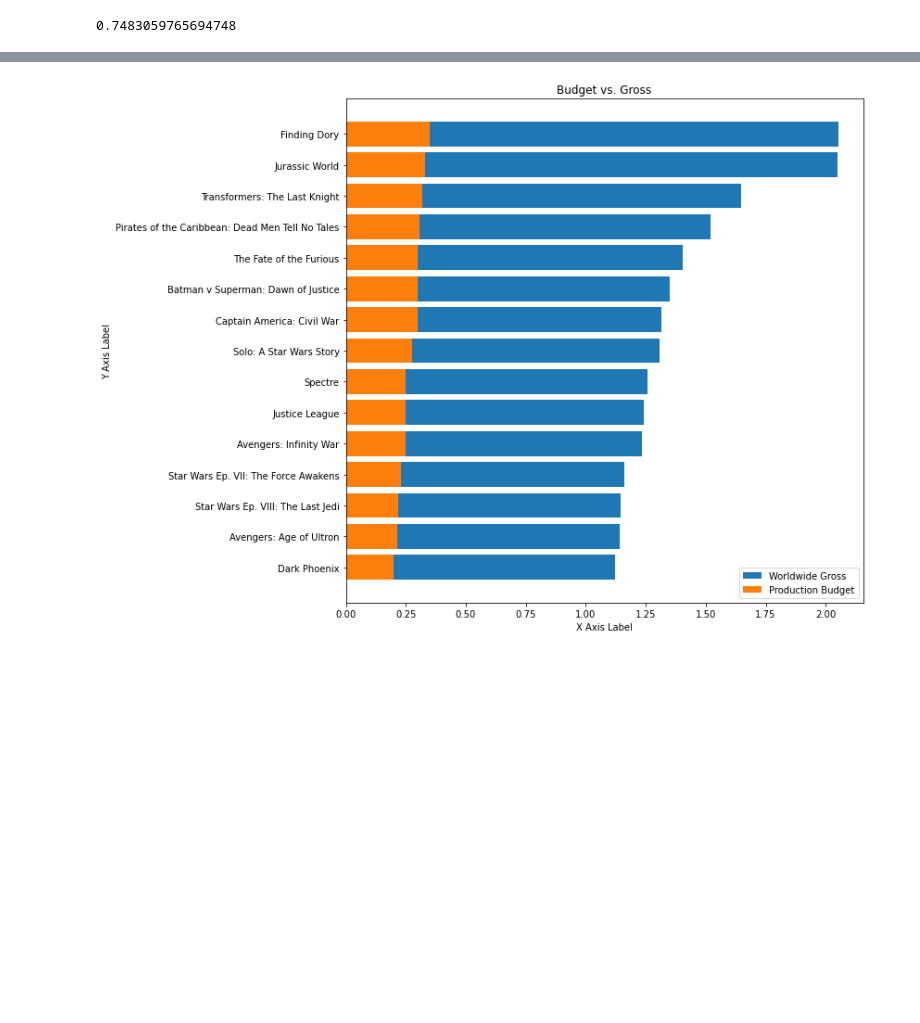
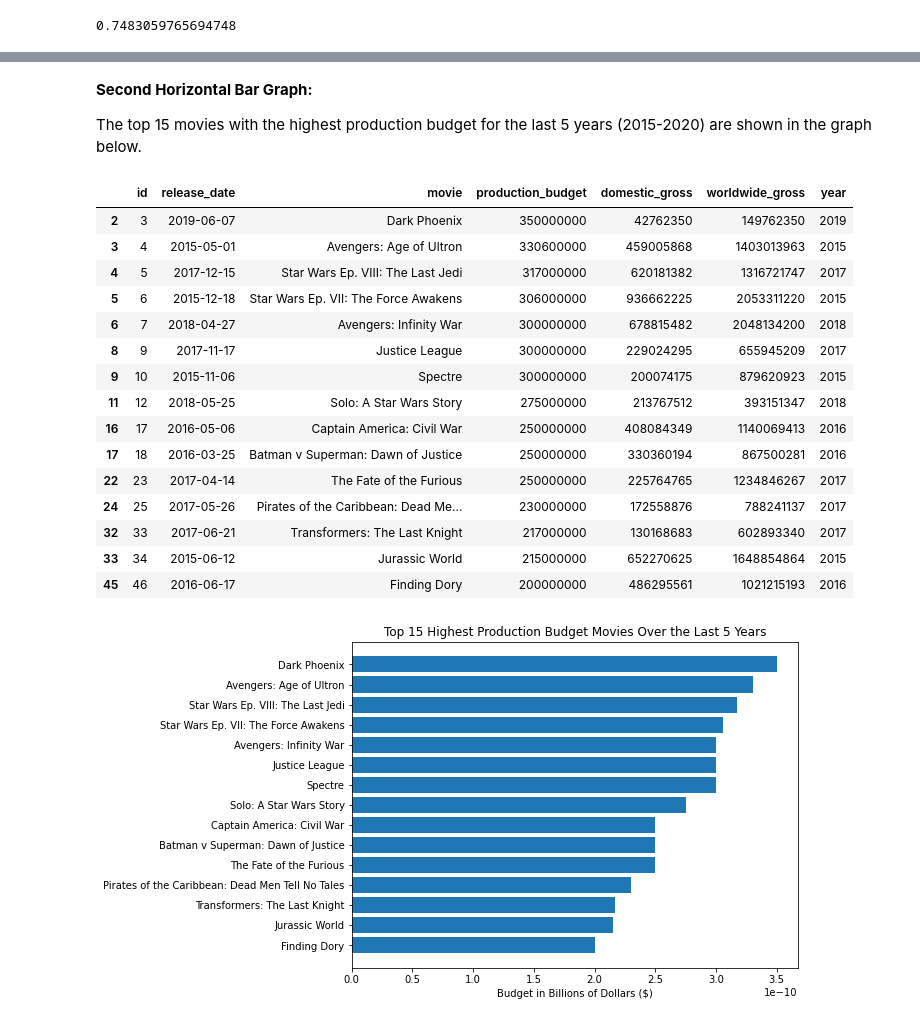
Before and after one commit to epradojr/Microsoft-Movie-Studio-Business-Proposition, a Jupyter notebook: Phase1-Project-Hatice.ipynb, the cells around one changed output, grey strips where cells are left out. Cells and saved outputs as stored; diff of their text form; code cells hidden in the pictures; blank space fills up the shorter version.

```diff
--- a/Phase1-Project-Hatice.ipynb
+++ b/Phase1-Project-Hatice.ipynb
@@ -220,0 +246,10 @@ In order to understand if production budget has any relationship with worldwide
+# %%
+# Every value in worldwide gross column is divided by one billion to extract the zeros
+worldwide_gross = df['worldwide_gross'].tolist()
+for i in range(len(worldwide_gross)):
+    worldwide_gross[i] /= 1000000000
+# %%
+# Every value in production budget column is divided by one billion to extract the zeros
+production_budget = df['production_budget'].tolist()
+for i in range(len(production_budget)):
+    production_budget[i] /= 1000000000
@@ -244,22 +286,38 @@ SyntaxError: invalid syntax (<ipython-input-98-07fc685718f6>, line 3)
+# %% [markdown]
+**Second Horizontal Bar Graph:**
+
+The top 15 movies with the highest production budget for the last 5 years (2015-2020) are shown in the graph below.
+# %%
+top_production_budget_in5years = last_5years.sort_values('production_budget', ascending = False).iloc[:15]
+top_production_budget_in5years
+# %% [output]
+|  | id | release_date | movie | production_budget | domestic_gross | worldwide_gross | year |
+| 2 | 3 | 2019-06-07 | Dark Phoenix | 350000000 | 42762350 | 149762350 | 2019 |
+| 3 | 4 | 2015-05-01 | Avengers: Age of Ultron | 330600000 | 459005868 | 1403013963 | 2015 |
+| 4 | 5 | 2017-12-15 | Star Wars Ep. VIII: The Last Jedi | 317000000 | 620181382 | 1316721747 | 2017 |
+| 5 | 6 | 2015-12-18 | Star Wars Ep. VII: The Force Awakens | 306000000 | 936662225 | 2053311220 | 2015 |
+| 6 | 7 | 2018-04-27 | Avengers: Infinity War | 300000000 | 678815482 | 2048134200 | 2018 |
+| 8 | 9 | 2017-11-17 | Justice League | 300000000 | 229024295 | 655945209 | 2017 |
+| 9 | 10 | 2015-11-06 | Spectre | 300000000 | 200074175 | 879620923 | 2015 |
+| 11 | 12 | 2018-05-25 | Solo: A Star Wars Story | 275000000 | 213767512 | 393151347 | 2018 |
+| 16 | 17 | 2016-05-06 | Captain America: Civil War | 250000000 | 408084349 | 1140069413 | 2016 |
+| 17 | 18 | 2016-03-25 | Batman v Superman: Dawn of Justice | 250000000 | 330360194 | 867500281 | 2016 |
+| 22 | 23 | 2017-04-14 | The Fate of the Furious | 250000000 | 225764765 | 1234846267 | 2017 |
+| 24 | 25 | 2017-05-26 | Pirates of the Caribbean: Dead Me... | 230000000 | 172558876 | 788241137 | 2017 |
+| 32 | 33 | 2017-06-21 | Transformers: The Last Knight | 217000000 | 130168683 | 602893340 | 2017 |
+| 33 | 34 | 2015-06-12 | Jurassic World | 215000000 | 652270625 | 1648854864 | 2015 |
+| 45 | 46 | 2016-06-17 | Finding Dory | 200000000 | 486295561 | 1021215193 | 2016 |
+# %%
+height_top15_budget = sorted(last_5years.sort_values(by='production_budget', ascending=False)[:15]['production_budget'].tolist())
+top15_budget = last_5years.sort_values(by='production_budget', ascending=False)['movie'][:15].tolist()
+top15_budget.reverse()
 # %%
 for i in range(len(height_top15_budget)):
     height_top15_budget[i] /= 1000000000
 # %%
-fig, ax = plt.subplots(figsize=(10,10))
-
-# Plot both sets of data
-ax.barh(top15_budget, height_top15_gross)
+fig, ax = plt.subplots(figsize=(8, 6))
 ax.barh(top15_budget, height_top15_budget)
-
-# Add labels for x and y axes
-ax.set_xlabel('X Axis Label')
-ax.set_ylabel('Y Axis Label')
-
-# Add a title for the plot
-ax.set_title('Budget vs. Gross')
-
-# Add a legend to the plot with legend() in lower right corner
-# Note there are 2 strings in the legend now
-ax.legend(["Worldwide Gross", "Production Budget"], loc='lower right');
+ax.set_title('Top 15 Highest Production Budget Movies Over the Last 5 Years')
+ax.set_xlabel('Budget in Billions of Dollars ($)');
 # %% [output]
-[figure, old version]
+[figure, new version]
```
Also changed, not shown: parts of 16 cells of this notebook, 1 other file.
